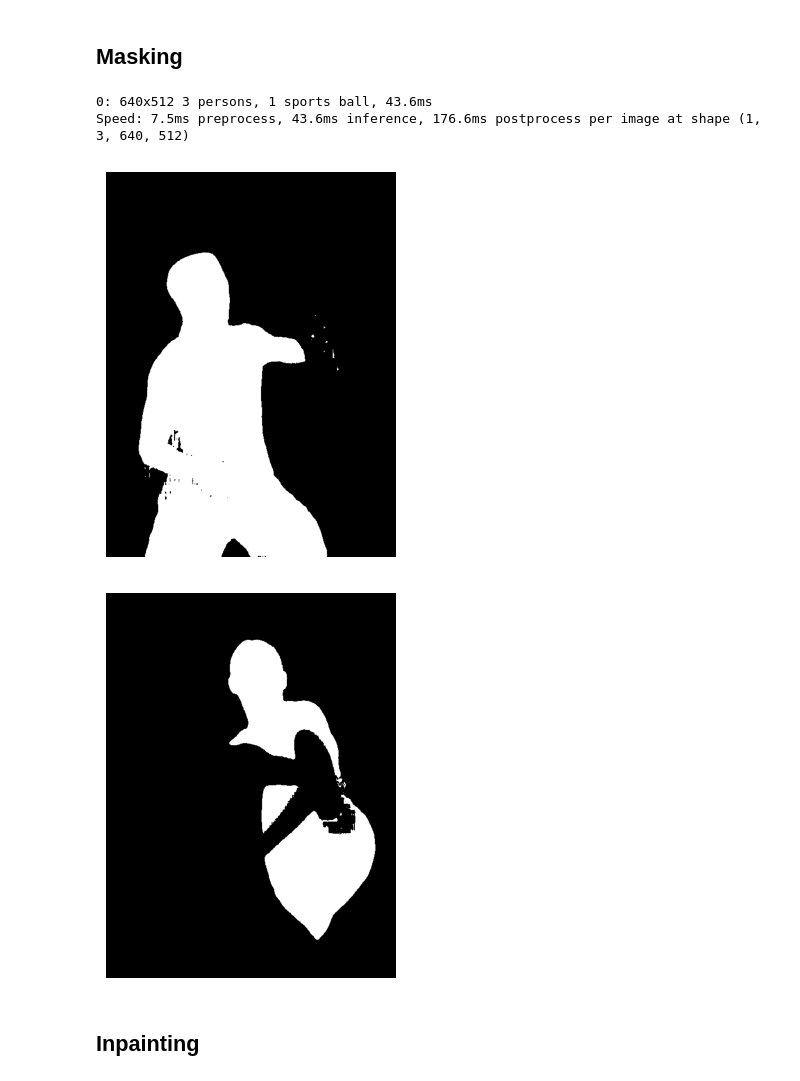
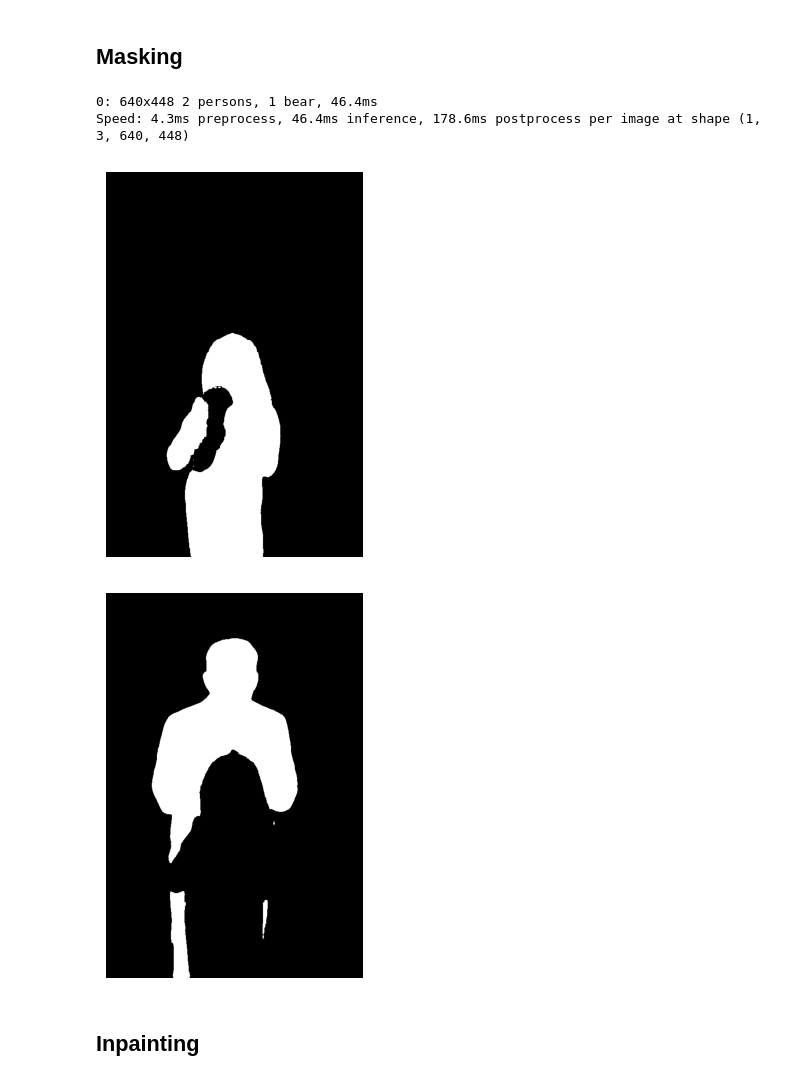
Before and after one commit to youchen0620/I-COS, a Jupyter notebook: demo.ipynb, the cells around one changed output. Saved outputs shown, nothing was run; the diff lists cells and outputs as text; code cells hidden in the pictures.

Commit message:
update demo and sample images

```diff
--- a/demo.ipynb
+++ b/demo.ipynb
@@ -103,3 +103,11 @@ Use load_from_local loader
 The model and loaded state dict do not match exactly
 
 unexpected key in source state_dict: associate_keypoint_heads.0.deconv_layers.0.weight, associate_keypoint_heads.0.deconv_layers.1.weight, associate_keypoint_heads.0.deconv_layers.1.bias, associate_ke ...
+# %%
+image_path = 'sample_images/000057.jpg'
+
+image = cv2.imread(image_path)
+
+plt.imshow(image[:,:,::-1])
+plt.axis('off')
+plt.show()
@@ -106,9 +116,6 @@ unexpected key in source state_dict: associate_keypoint_heads.0.deconv_layers.0.
 # %% [markdown]
 ## Masking
 # %%
-image_path = 'sample_image/000144.jpg'
-
-image = cv2.imread(image_path)
 height, width, channels = image.shape
 
 results = yolo_model(image)
@@ -118,37 +125,37 @@ annotations = []
 for result in results:
     confidences = result.boxes.conf.float().tolist()
     class_ids = result.boxes.cls.int().tolist()
     if len(class_ids):
         boxes = result.boxes.xyxy
         for i in range(len(class_ids)):
             if class_ids[i] == 0 and confidences[i] > 0.3:
                 input_box = np.array(boxes[i].cpu())
 
                 masks, scores, _ = sam2_predictor.predict(
                     point_coords=None,
                     point_labels=None,
                     box=input_box[None, :],
                     multimask_output=False,
                 )
 
                 annotations.append(masks[0])
 
 masks = [np.ones((height, width, 3), dtype=np.uint8) * 255 for _ in range(len(annotations))]
 
 for i, mask in enumerate(annotations):
     canvas = np.zeros(image.shape, image.dtype) + (0, 0, 0)
     masks[i][mask > 0] = canvas[mask > 0]
     masks[i] = 255 - masks[i]
 
 for i in range(len(masks)):
     plt.imshow(masks[i][:,:,::-1])
     plt.axis('off')
     plt.show()
 # %% [output]
-0: 640x512 3 persons, 1 sports ball, 43.6ms
-Speed: 7.5ms preprocess, 43.6ms inference, 176.6ms postprocess per image at shape (1, 3, 640, 512)
+0: 640x448 2 persons, 1 bear, 46.4ms
+Speed: 4.3ms preprocess, 46.4ms inference, 178.6ms postprocess per image at shape (1, 3, 640, 448)
-[figure, old version]
+[figure, new version]
-[figure, old version]
+[figure, new version]
 # %% [markdown]
 ## Inpainting
 # %%
```
Also changed, not shown: parts of 4 cells of this notebook, 6 other files.
